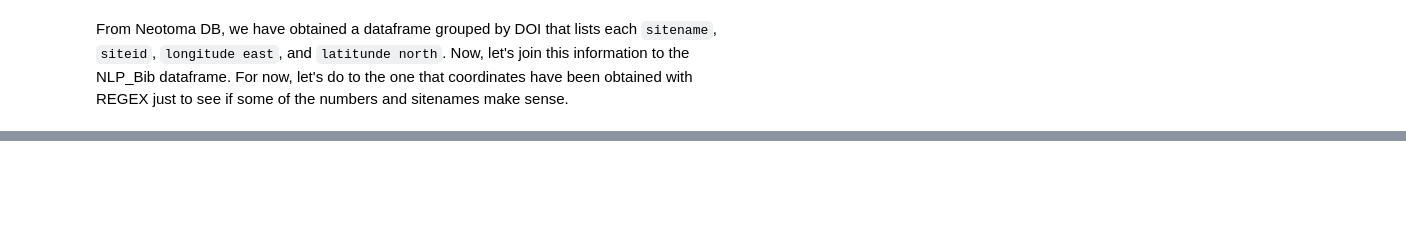
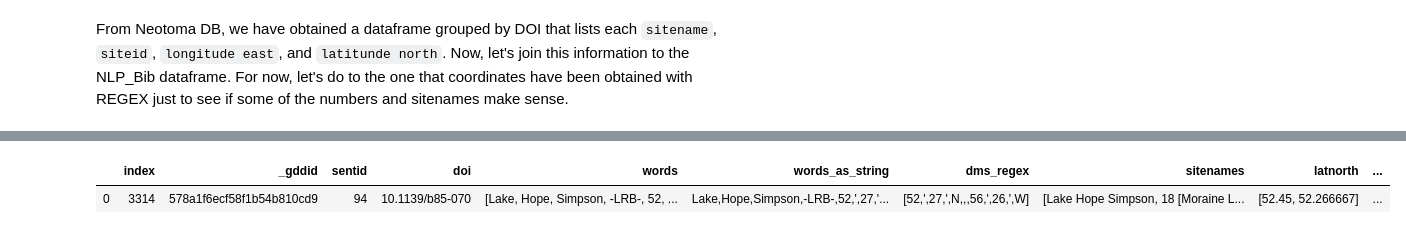
Before and after one commit to throughput-ec/UnacquiredSites, a Jupyter notebook: ML_Record_Mining_JN.ipynb, the cells around one changed output, grey strips where cells are left out. Cells and saved outputs as stored; diff of their text form; code cells hidden in the pictures; blank space fills up the shorter version.

```diff
--- a/ML_Record_Mining_JN.ipynb
+++ b/ML_Record_Mining_JN.ipynb
@@ -462,0 +448,7 @@ From Neotoma DB, we have obtained a dataframe grouped by DOI that lists each `si
+# %%
+nlp_bib_neotoma_regex = nlp_bib_neotoma_regex[['_gddid', 'sentid', 'doi', 'words', 'words_as_string', 'dms_regex', 'sitenames', 'latnorth', 'longeast']]
+nlp_bib_neotoma_regex = nlp_bib_neotoma_regex.reset_index()
+nlp_bib_neotoma_regex.head(1)
+# %% [output]
+|  | index | _gddid | sentid | doi | words | words_as_string | dms_regex | sitenames | latnorth | ... |
+| 0 | 3314 | 578a1f6ecf58f1b54b810cd9 | 94 | 10.1139/b85-070 | [Lake, Hope, Simpson, -LRB-, 52, ... | Lake,Hope,Simpson,-LRB-,52,',27,'... | [52,',27,',N,,,56,',26,',W] | [Lake Hope Simpson, 18 [Moraine L... | [52.45, 52.266667] | ... |
```
Also changed, not shown: parts of 22 cells of this notebook.
